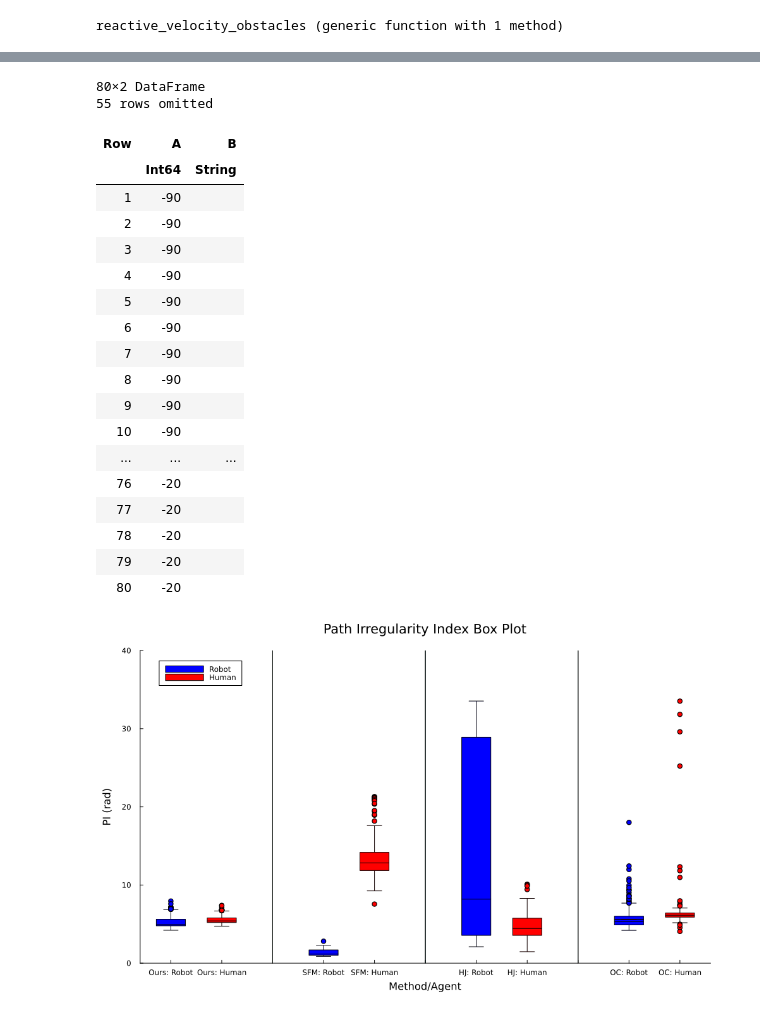
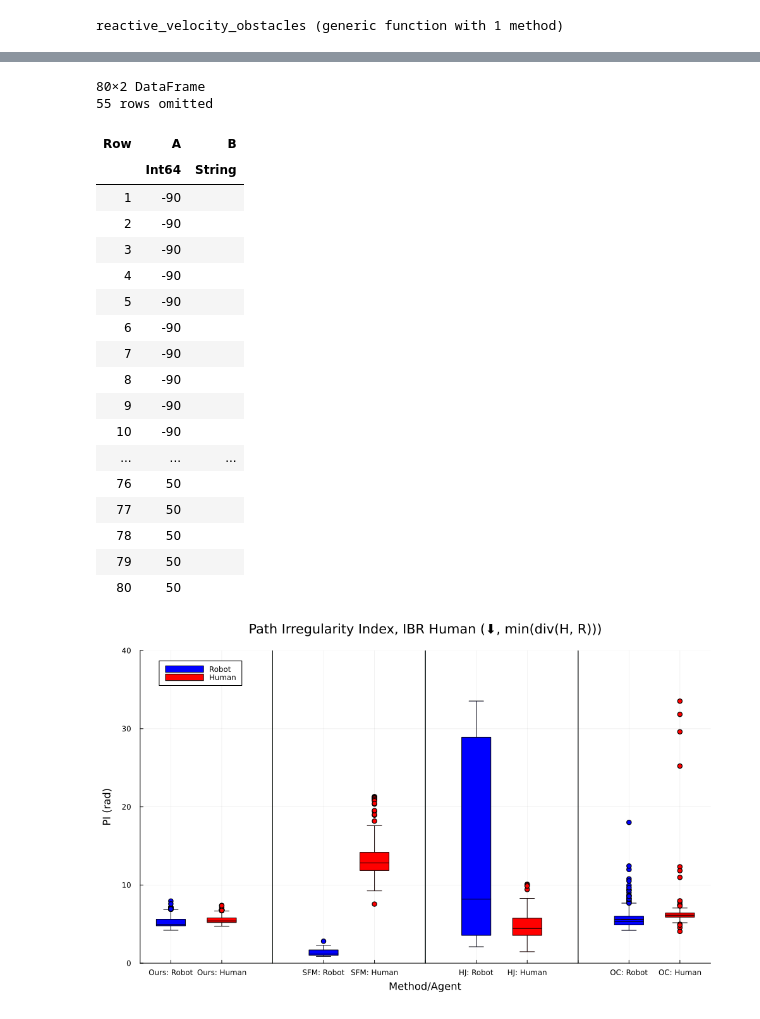
Before and after one commit to UW-CTRL/PHRI.jl, a Jupyter notebook: src/data_analysis.ipynb, the cells around one changed output, grey strips where cells are left out. Saved outputs shown, nothing was run; the diff lists cells and outputs as text; code cells hidden in the pictures.

Commit message:
updated data analysis

```diff
--- a/src/data_analysis.ipynb
+++ b/src/data_analysis.ipynb
@@ -75,7 +75,7 @@ for i in 1:199
     push!(b, "OC: Human")
 end
 # %%
-data = [[proactiveHRI_robot_cooperative_human_head_on["Run $(i)"].PI["ego PI"] for i in 1:199];[proactiveHRI_robot_cooperative_human_head_on["Run $(i)"].PI["other PI"] for i in 1:199]; [SFM_robot_cooperative_human_head_on["Run $(i)"].PI["ego PI"] for i in 1:199]; [SFM_robot_cooperative_human_head_on["Run $(i)"].PI["other PI"] for i in 1:199]; [HJ_robot_cooperative_human_head_on["Run $(i)"].PI["ego PI"] for i in 1:199]; [HJ_robot_cooperative_human_head_on["Run $(i)"].PI["other PI"] for i in 1:199]; [OC_robot_cooperative_human_head_on["Run $(i)"].PI["ego PI"] for i in 1:199]; [OC_robot_cooperative_human_head_on["Run $(i)"].PI["other PI"] for i in 1:199]]
+PI_ibr_data = [[proactiveHRI_robot_cooperative_human_head_on["Run $(i)"].PI["ego PI"] for i in 1:199];[proactiveHRI_robot_cooperative_human_head_on["Run $(i)"].PI["other PI"] for i in 1:199]; [SFM_robot_cooperative_human_head_on["Run $(i)"].PI["ego PI"] for i in 1:199]; [SFM_robot_cooperative_human_head_on["Run $(i)"].PI["other PI"] for i in 1:199]; [HJ_robot_cooperative_human_head_on["Run $(i)"].PI["ego PI"] for i in 1:199]; [HJ_robot_cooperative_human_head_on["Run $(i)"].PI["other PI"] for i in 1:199]; [OC_robot_cooperative_human_head_on["Run $(i)"].PI["ego PI"] for i in 1:199]; [OC_robot_cooperative_human_head_on["Run $(i)"].PI["other PI"] for i in 1:199]]
 # %% [output]
 1592-element Vector{Float64}:
  4.7767637449015075
@@ -94,3 +94,8 @@ data = [[proactiveHRI_robot_cooperative_human_head_on["Run $(i)"].PI["ego PI"] f
  6.006430798419746
  6.18458081679608
  6.13422350234538
+# %%
+nothing_data = [[-90 for i in 1:20]; [-20 for i in 1:40]; [50 for i in 1:20]]
+nothing_data_1_string = ["" for i in 1:80]
+nothing_data_2_string = [" " for i in 1:80]
+nothing_data_3_string = ["  " for i in 1:80]
@@ -97,12 +120,12 @@ data = [[proactiveHRI_robot_cooperative_human_head_on["Run $(i)"].PI["ego PI"] f
 # %%
-PHRI_robot_df = DataFrame(A=data[1:199], B=b[1:199])
-PHRI_human_df = DataFrame(A=data[200:398], B=b[200:398])
-SFM_robot_df = DataFrame(A=data[399:597], B=b[399:597])
-SFM_human_df = DataFrame(A=data[598:796], B=b[598:796])
-HJ_robot_df = DataFrame(A=data[797:995], B=b[797:995])
-HJ_human_df = DataFrame(A=data[996:1194], B=b[996:1194])
-OC_robot_df = DataFrame(A=data[1195:1393], B=b[1195:1393])
-OC_human_df = DataFrame(A=data[1393:end], B=b[1393:end])
+PHRI_robot_df = DataFrame(A=PI_ibr_data[1:199], B=b[1:199])
+PHRI_human_df = DataFrame(A=PI_ibr_data[200:398], B=b[200:398])
+SFM_robot_df = DataFrame(A=PI_ibr_data[399:597], B=b[399:597])
+SFM_human_df = DataFrame(A=PI_ibr_data[598:796], B=b[598:796])
+HJ_robot_df = DataFrame(A=PI_ibr_data[797:995], B=b[797:995])
+HJ_human_df = DataFrame(A=PI_ibr_data[996:1194], B=b[996:1194])
+OC_robot_df = DataFrame(A=PI_ibr_data[1195:1393], B=b[1195:1393])
+OC_human_df = DataFrame(A=PI_ibr_data[1393:end], B=b[1393:end])
 
 nothing_df_1 = DataFrame(A=nothing_data, B=nothing_data_1_string)
 nothing_df_2 = DataFrame(A=nothing_data, B=nothing_data_2_string)
@@ -123,31 +146,31 @@ nothing_df_3 = DataFrame(A=nothing_data, B=nothing_data_3_string)
 | 9 | -90 |  |
 | 10 | -90 |  |
 | ... | ... | ... |
-| 76 | -20 |  |
-| 77 | -20 |  |
-| 78 | -20 |  |
-| 79 | -20 |  |
-| 80 | -20 |  |
+| 76 | 50 |  |
+| 77 | 50 |  |
+| 78 | 50 |  |
+| 79 | 50 |  |
+| 80 | 50 |  |
 # %%
-@df PHRI_robot_df boxplot(string.(:B), :A, size=(1000, 600), label="", title="Path Irregularity Index Box Plot", xlabel="Method/Agent", ylabel="PI (rad)", margins=5mm, color=:blue, ylims=[0, 40], grid=false)
+@df PHRI_robot_df boxplot(string.(:B), :A, size=(1000, 600), label="", title="Path Irregularity Index, IBR Human (⬇, min(div(H, R)))", xlabel="Method/Agent", ylabel="PI (rad)", margins=5mm, color=:blue, ylims=[0, 40], grid=true)
 @df PHRI_human_df boxplot!(string.(:B), :A, color=:red, label="")
 @df nothing_df_1 boxplot!(string.(:B), :A, label="")
 @df SFM_robot_df boxplot!(string.(:B), :A, color=:blue, label="Robot")
 @df SFM_human_df boxplot!(string.(:B), :A, color=:red, label="Human")
 @df nothing_df_2 boxplot!(string.(:B), :A, label="")
 @df HJ_robot_df boxplot!(string.(:B), :A, color=:blue, label="")
 @df HJ_human_df boxplot!(string.(:B), :A, color=:red, label="")
 @df nothing_df_3 boxplot!(string.(:B), :A, label="")
 @df OC_robot_df boxplot!(string.(:B), :A, color=:blue, label="")
 @df OC_human_df boxplot!(string.(:B), :A, color=:red, label="")
 # @df PHRI_robot_df violin!(string.(:B), :A, color=:blue, label="", alpha=0.5)
 # @df PHRI_human_df violin!(string.(:B), :A, color=:red, label="", alpha=0.5)
 # @df SFM_robot_df violin!(string.(:B), :A, color=:blue, label="", alpha=0.5)
 # @df SFM_human_df violin!(string.(:B), :A, color=:red, label="", alpha=0.5)
 # @df HJ_robot_df violin!(string.(:B), :A, color=:blue, label="", alpha=0.5)
 # @df HJ_human_df violin!(string.(:B), :A, color=:red, label="", alpha=0.5)
 # @df OC_robot_df violin!(string.(:B), :A, color=:blue, label="", alpha=0.5)
 # @df OC_human_df violin!(string.(:B), :A, color=:red, label="", alpha=0.5)
 # %% [output]
-[figure, old version]
+[figure, new version]
 # %%
```
Also changed, not shown: parts of 16 cells of this notebook.
